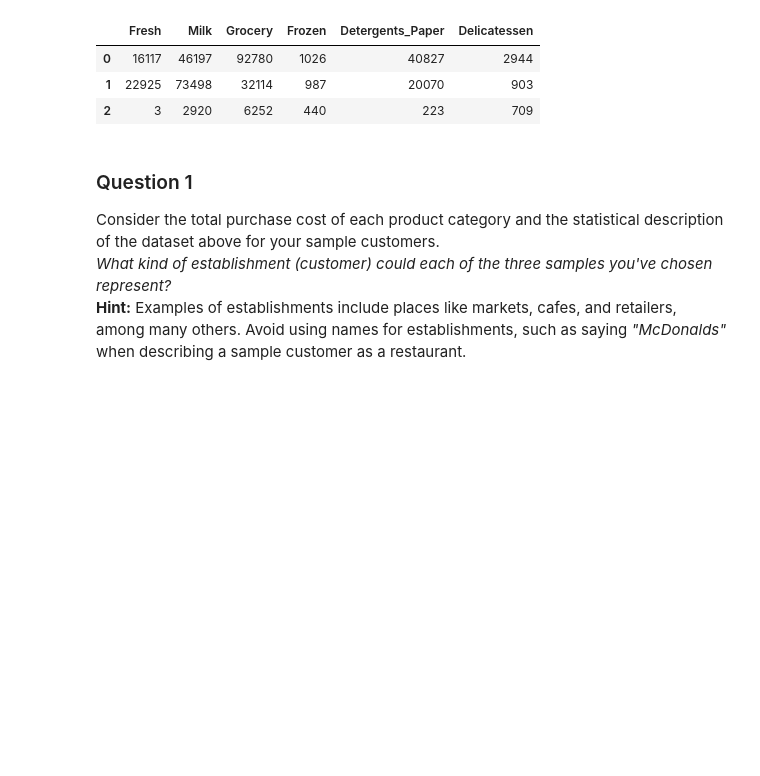
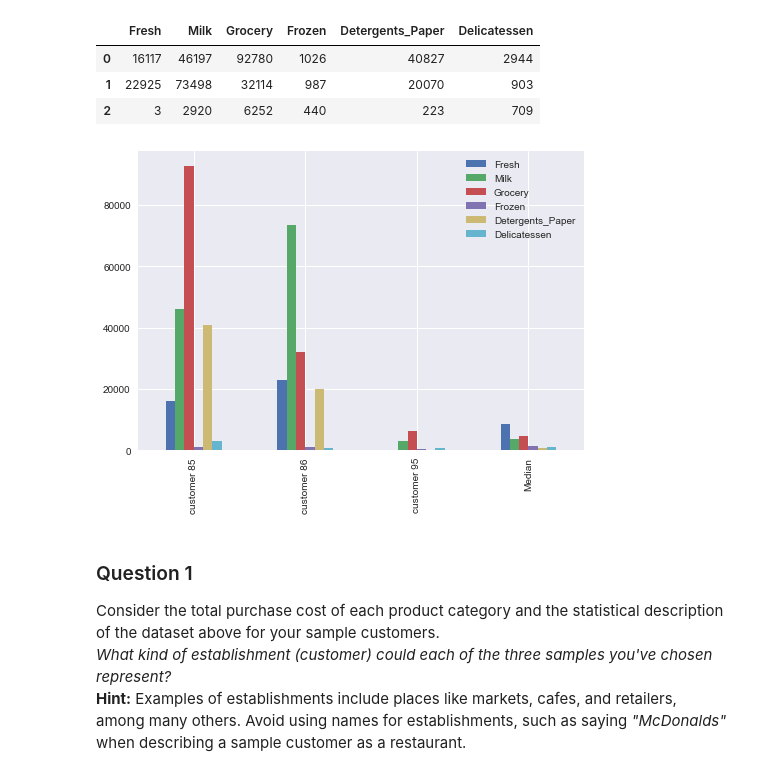
Before and after one commit to kytrick/machine-learning, a Jupyter notebook: projects/customer_segments/customer_segments.ipynb, the cells around one changed output. Saved outputs shown, nothing was run; the diff lists cells and outputs as text; code cells hidden in the pictures; blank space fills up the shorter version.

Commit message:
modified customer segments assignment

```diff
--- a/projects/customer_segments/customer_segments.ipynb
+++ b/projects/customer_segments/customer_segments.ipynb
@@ -89,6 +89,25 @@ Chosen samples of wholesale customers dataset:
 | 0 | 16117 | 46197 | 92780 | 1026 | 40827 | 2944 |
 | 1 | 22925 | 73498 | 32114 | 987 | 20070 | 903 |
 | 2 | 3 | 2920 | 6252 | 440 | 223 | 709 |
+# %%
+# On advice from my grader, I have included some visualizations of my sample data points
+# with respect to the greater data set.
+
+import matplotlib.pyplot as plt
+import seaborn as sns
+
+data_compare = samples.copy()
+data_compare.loc[3] = data.median()
+
+labels = ['customer 85','customer 86','customer 95','Median']
+
+data_compare.plot(kind='bar')
+
+plt.xticks(range(4),labels)
+
+plt.show()
+# %% [output]
+[figure, added]
 # %% [markdown]
 ### Question 1
 Consider the total purchase cost of each product category and the statistical description of the dataset above for your sample customers.
```
Also changed, not shown: parts of 10 cells of this notebook, 1 other file.
